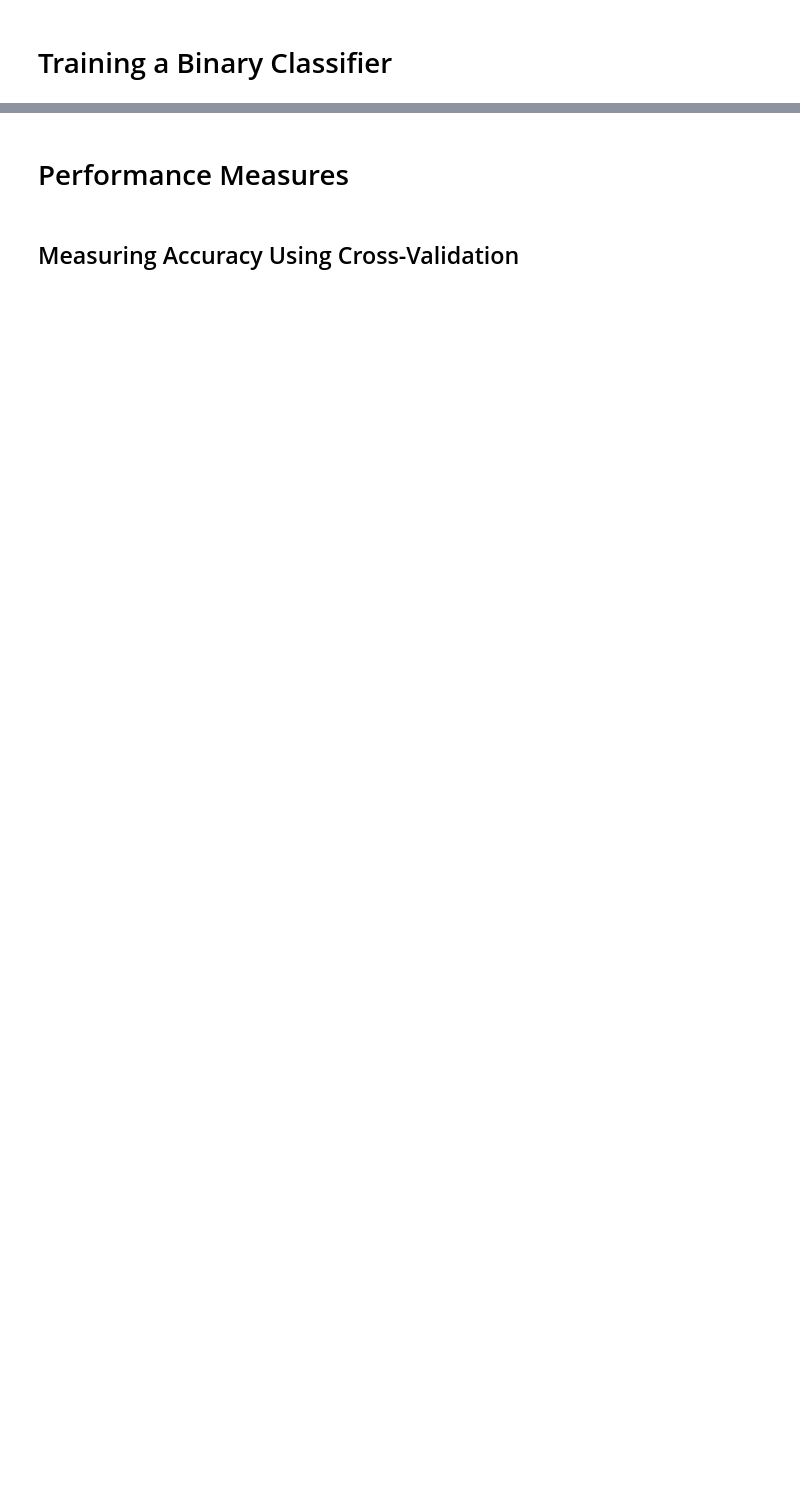
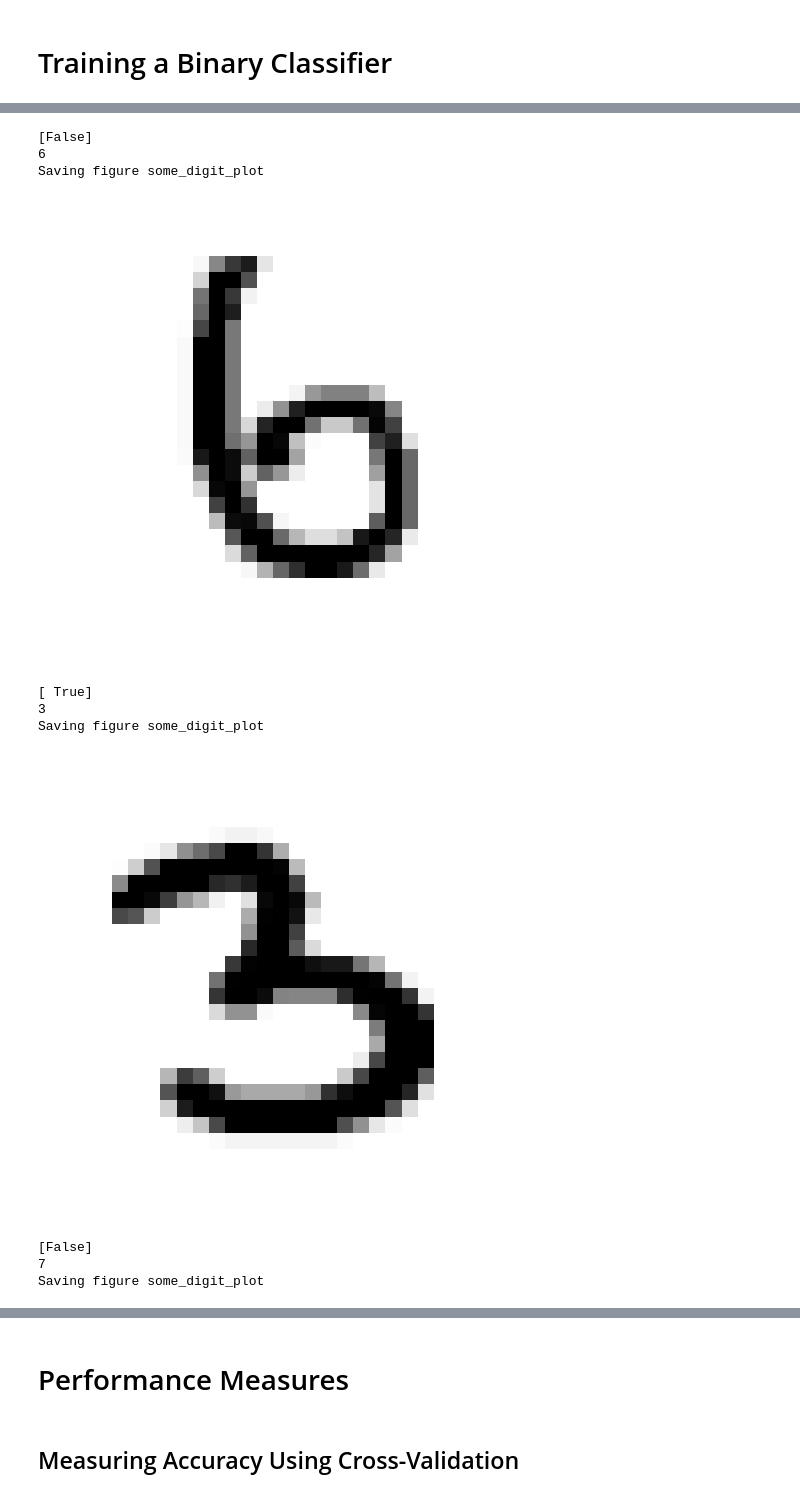
Before and after one commit to maxidev-acc/machinelearning-VO, a Jupyter notebook: Mnist.ipynb, the cells around one changed output, grey strips where cells are left out. Cells and saved outputs as stored; diff of their text form; code cells hidden in the pictures; blank space fills up the shorter version.

```diff
--- a/Mnist.ipynb
+++ b/Mnist.ipynb
@@ -93,0 +125,3 @@ y_train_5[y_train_5 == True]
+# %%
+y_train_3 = (y_train == 3)
+y_test_3 = (y_test == 3)
@@ -95,4 +133,4 @@ y_train_5[y_train_5 == True]
 from sklearn.linear_model import SGDClassifier
 
 sgd_clf = SGDClassifier(max_iter=1000, tol=1e-3, random_state=42)
-sgd_clf.fit(X_train, y_train_5)
+sgd_clf.fit(X_train, y_train_3)
@@ -100,0 +142,22 @@ sgd_clf.predict([some_digit])
+# %%
+
+def prediction(index):
+  digit = X[index]
+  print(sgd_clf.predict([digit]))
+  ShowDigit(X,y, index)
+
+
+for k in range(0,5):
+  prediction(k)
+# %% [output]
+[False]
+6
+Saving figure some_digit_plot
+[figure, added]
+[ True]
+3
+Saving figure some_digit_plot
+[figure, added]
+[False]
+7
+Saving figure some_digit_plot
```
Also changed, not shown: parts of 26 cells of this notebook.
